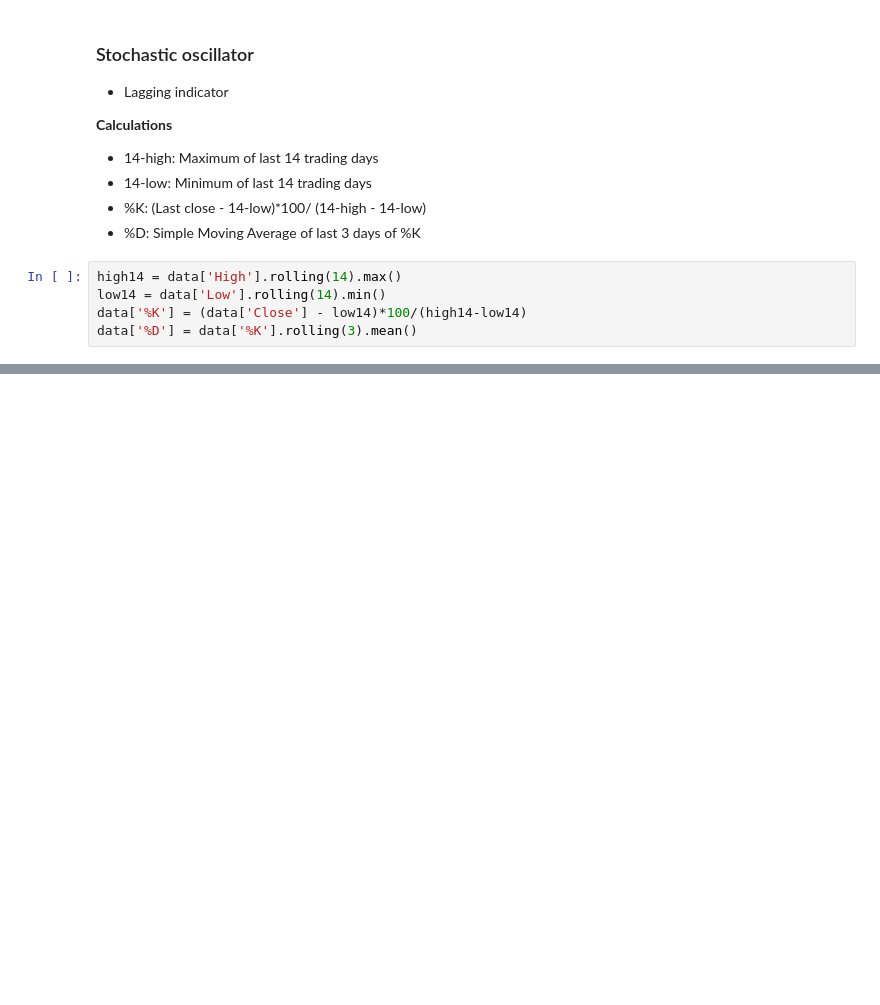
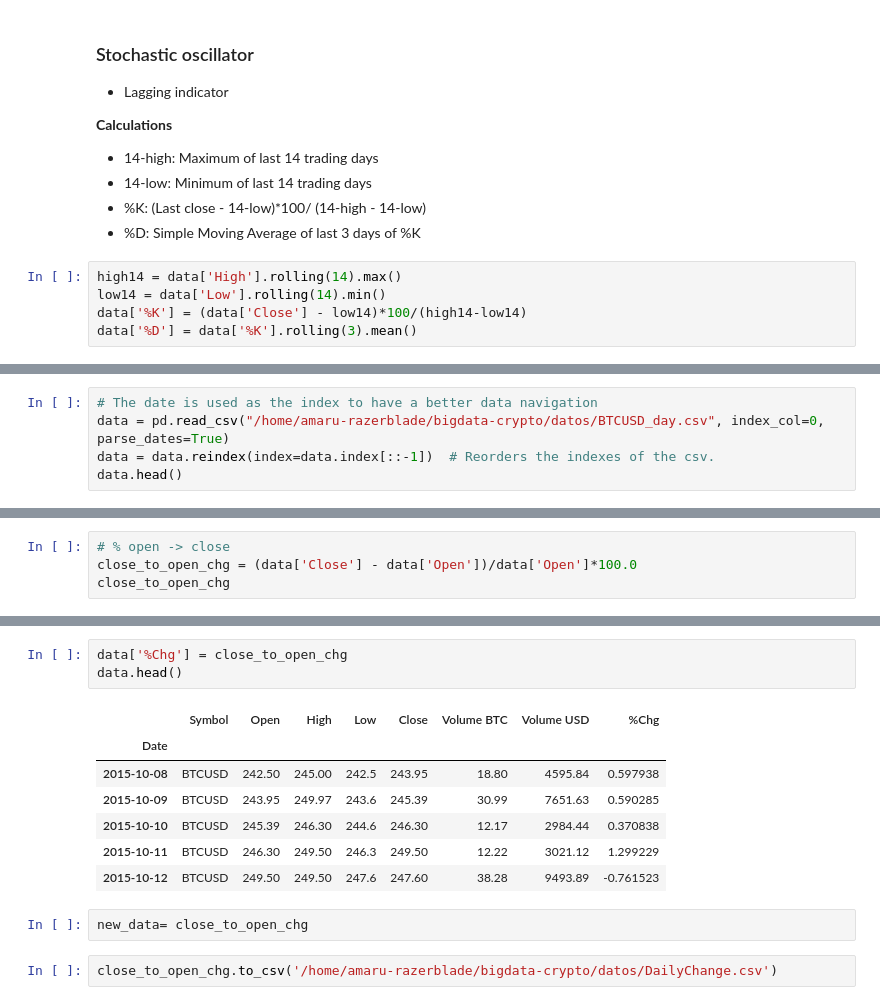
Before and after one commit to AmaruEscalante/bigdata-crypto, a Jupyter notebook: notebooks/BTC_Daily_analysis.ipynb, the cells around one changed output, grey strips where cells are left out. Saved outputs shown, nothing was run; the diff lists cells and outputs as text; blank space fills up the shorter version.

Commit message:
Added daily percentage change analysis

```diff
--- a/notebooks/BTC_Daily_analysis.ipynb
+++ b/notebooks/BTC_Daily_analysis.ipynb
@@ -639,0 +644,5 @@ plt.tight_layout()
+# %%
+# The date is used as the index to have a better data navigation
+data = pd.read_csv("/home/amaru-razerblade/bigdata-crypto/datos/BTCUSD_day.csv", index_col=0, parse_dates=True)
+data = data.reindex(index=data.index[::-1])  # Reorders the indexes of the csv.
+data.head()
@@ -639,0 +657,4 @@ plt.tight_layout()
+# %%
+# % open -> close
+close_to_open_chg = (data['Close'] - data['Open'])/data['Open']*100.0
+close_to_open_chg
@@ -639,0 +675,15 @@ plt.tight_layout()
+# %%
+data['%Chg'] = close_to_open_chg
+data.head()
+# %% [output]
+|  | Symbol | Open | High | Low | Close | Volume BTC | Volume USD | %Chg |
+| Date |  |  |  |  |  |  |  |  |
+| 2015-10-08 | BTCUSD | 242.50 | 245.00 | 242.5 | 243.95 | 18.80 | 4595.84 | 0.597938 |
+| 2015-10-09 | BTCUSD | 243.95 | 249.97 | 243.6 | 245.39 | 30.99 | 7651.63 | 0.590285 |
+| 2015-10-10 | BTCUSD | 245.39 | 246.30 | 244.6 | 246.30 | 12.17 | 2984.44 | 0.370838 |
+| 2015-10-11 | BTCUSD | 246.30 | 249.50 | 246.3 | 249.50 | 12.22 | 3021.12 | 1.299229 |
+| 2015-10-12 | BTCUSD | 249.50 | 249.50 | 247.6 | 247.60 | 38.28 | 9493.89 | -0.761523 |
+# %%
+new_data= close_to_open_chg
+# %%
+close_to_open_chg.to_csv('/home/amaru-razerblade/bigdata-crypto/datos/DailyChange.csv')
```
Also changed, not shown: parts of 15 cells of this notebook.
